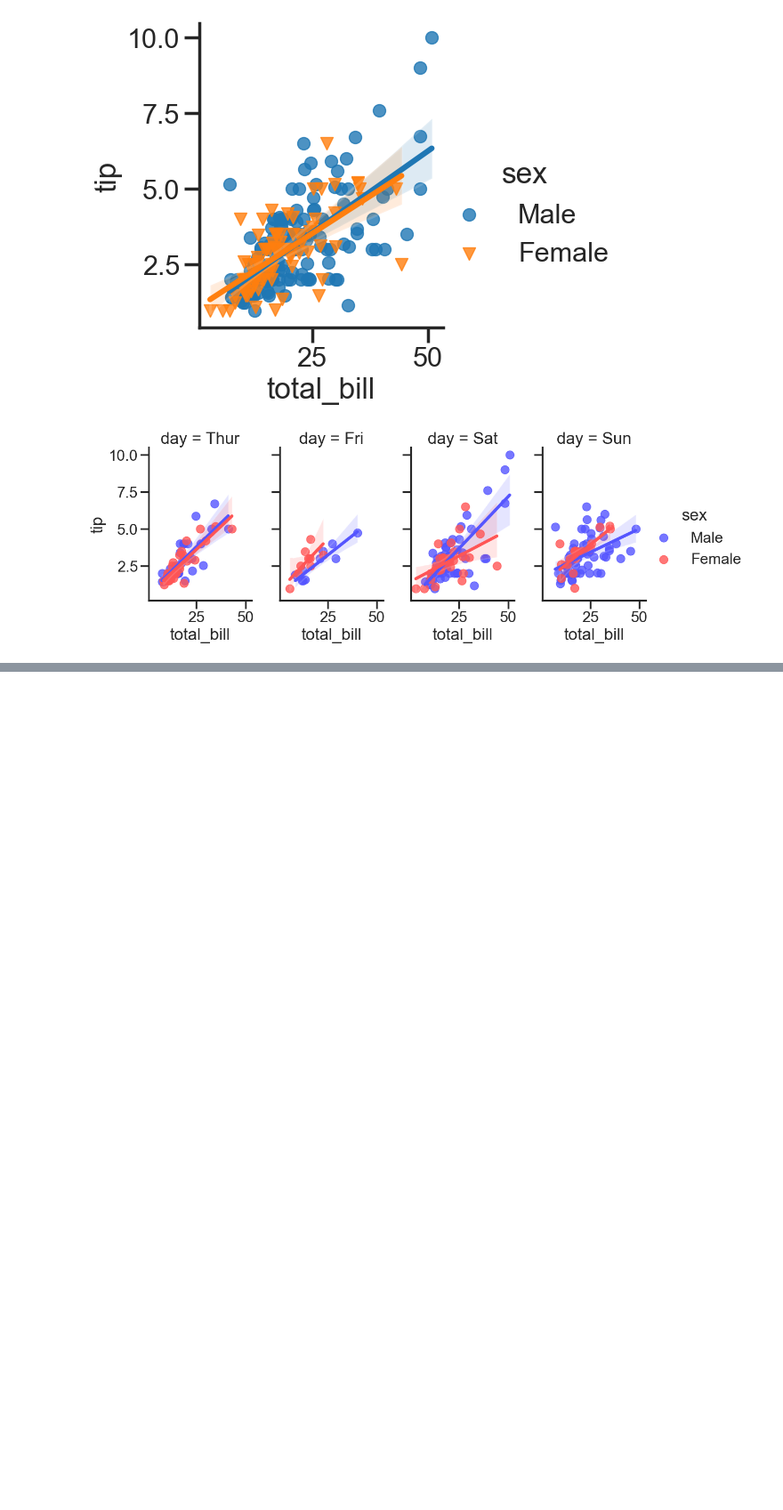
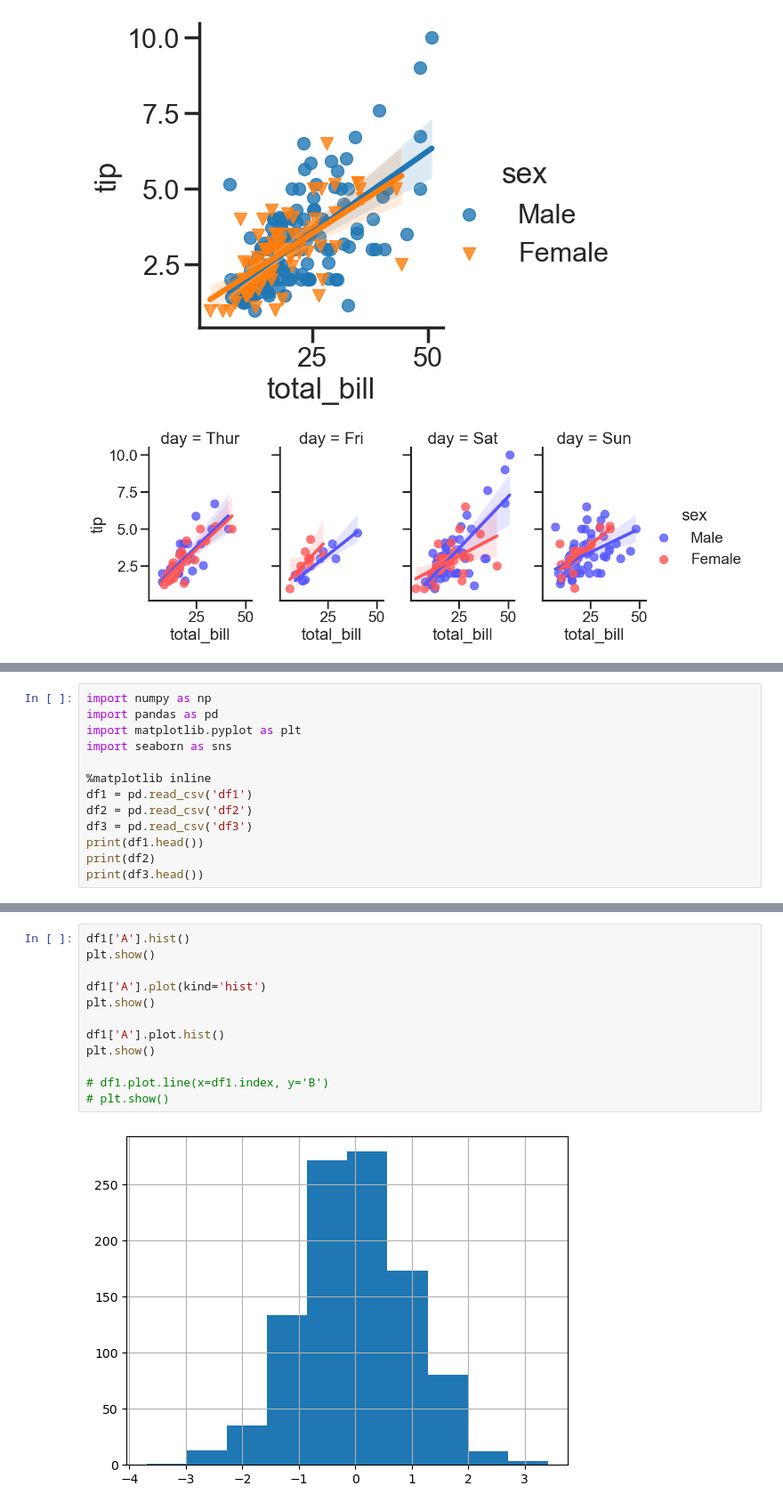
Before and after one commit to FarhanMS123/NeuralNetworkMemorandum, a Jupyter notebook: experiments/basic_python.ipynb, the cells around one changed output, grey strips where cells are left out. Shown at 89% size. Drawn from its saved outputs; the diff is of its cells as text; blank space fills up the shorter version.

Commit message:
exp panda builtin visual

```diff
--- a/experiments/basic_python.ipynb
+++ b/experiments/basic_python.ipynb
@@ -861,0 +864,13 @@ plt.show()
+# %%
+import numpy as np
+import pandas as pd
+import matplotlib.pyplot as plt
+import seaborn as sns
+
+%matplotlib inline
+df1 = pd.read_csv('df1')
+df2 = pd.read_csv('df2')
+df3 = pd.read_csv('df3')
+print(df1.head())
+print(df2)
+print(df3.head())
@@ -861,0 +895,14 @@ plt.show()
+# %%
+df1['A'].hist()
+plt.show()
+
+df1['A'].plot(kind='hist')
+plt.show()
+
+df1['A'].plot.hist()
+plt.show()
+
+# df1.plot.line(x=df1.index, y='B')
+# plt.show()
+# %% [output]
+[figure, added]
```
Also changed, not shown: parts of 4 cells of this notebook, 3 other files.
